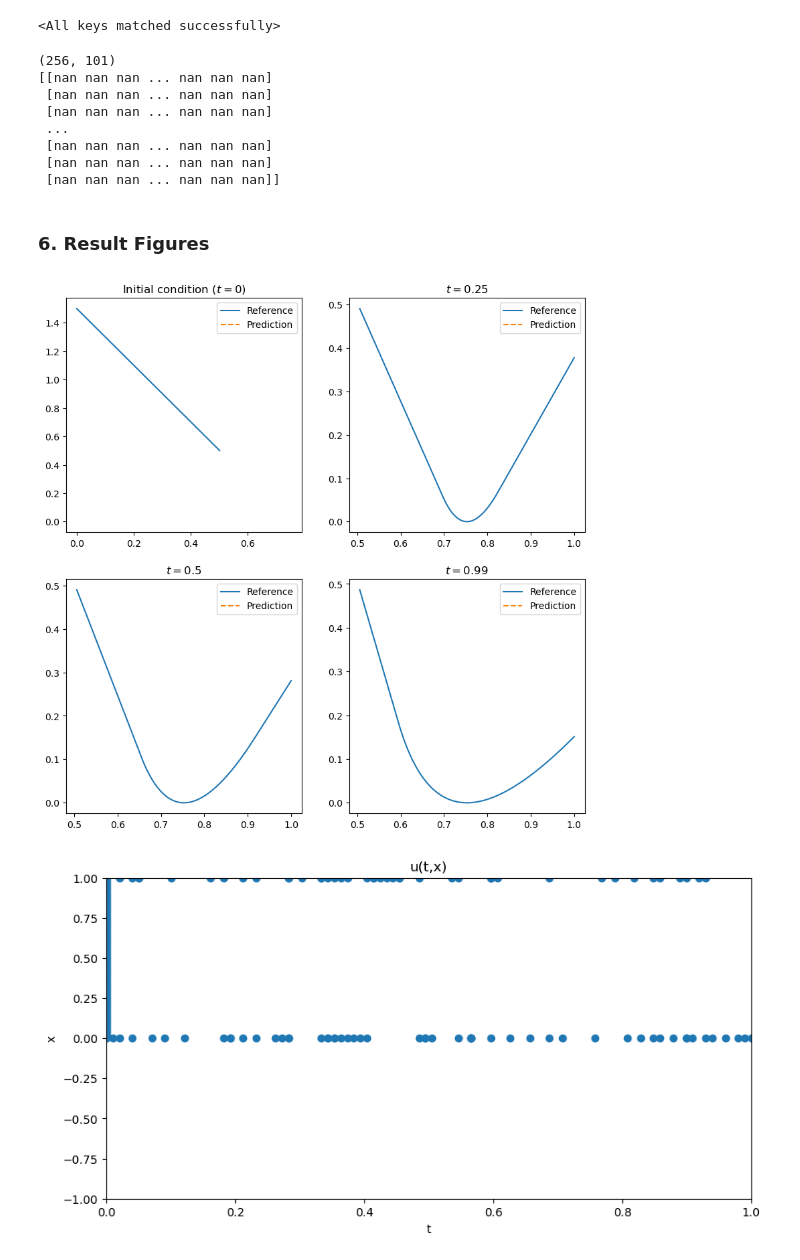
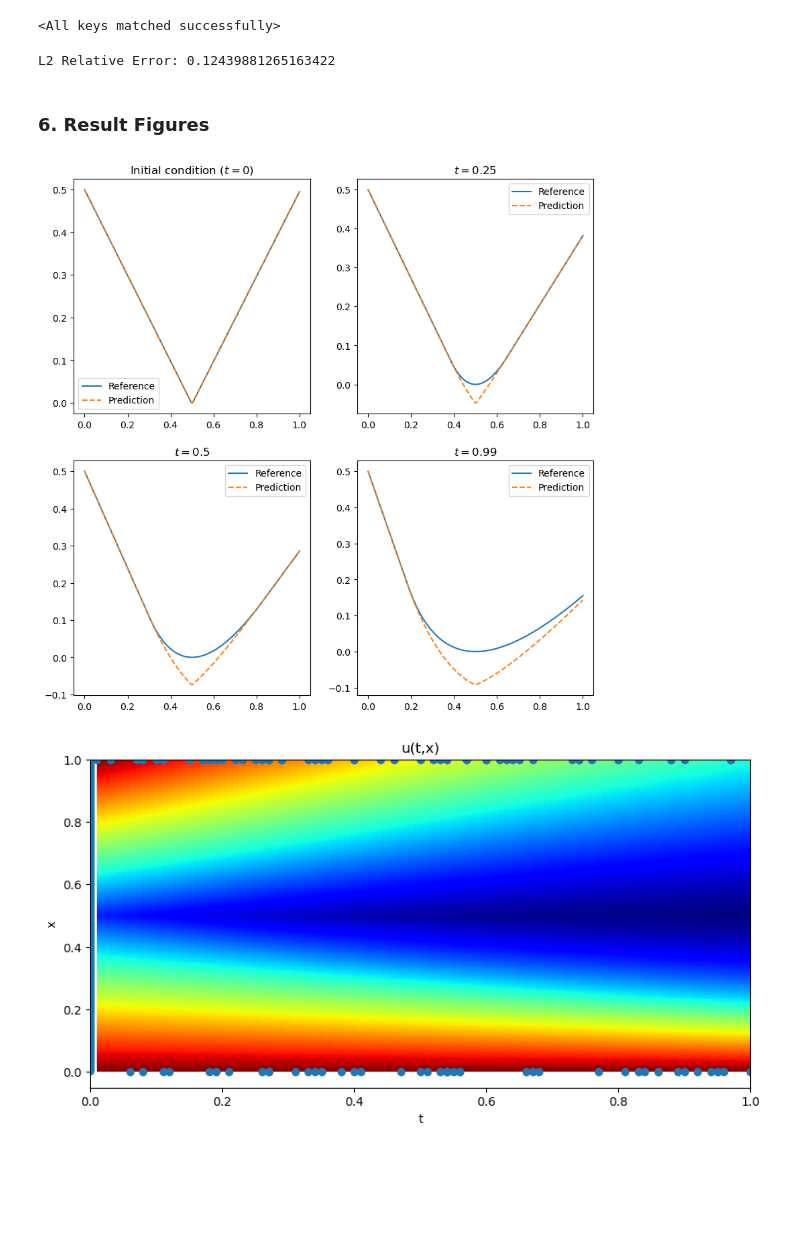
Before and after one commit to Sheng-Han527/pinns, a Jupyter notebook: pinns.ipynb, the cells around one changed output. Saved outputs shown, nothing was run; the diff lists cells and outputs as text; code cells hidden in the pictures; blank space fills up the shorter version.

Commit message:
with functional bshj and its output

```diff
--- a/pinns.ipynb
+++ b/pinns.ipynb
@@ -49,6 +52,6 @@ eq = 'bshj'
 # %% [markdown]
 ### 2. Train Data
 # %%
-device = torch.device("cuda:2" if torch.cuda.is_available() else "cpu")
+device = torch.device("cuda:1" if torch.cuda.is_available() else "cpu")
 print("Operation mode: ", device)
 # %% [output]
@@ -200,7 +212,7 @@ def hj_exact(x,y): #use this if i.c. is L1
                 f[i,j] = torch.absolute(x[i])-y[j]/2
     return f
 
-interval_x = torch.arange(-1,1, 2/256)
+interval_x = torch.arange(0,1, 1/256)
 # #print(interval_x)
 interval_t = torch.arange(0,1, 1/100)
 # #print(interval_t)
@@ -233,12 +245,12 @@ def bshj_exact(X,T):
                 M[i,j] = (2*x-np.log(x)-1-np.log(2))/(2*t)
     return M
 
-d = bshj_exact(interval_x, interval_t)
+# d = bshj_exact(interval_x, interval_t)
 # %%
 if eq =='bshj':
     t_test, x_test = data.bs_entropy_hj_generator(101, 256, typ='test')
-    t = np.linspace(0, 1, 101).reshape(-1,1)
-    x = np.linspace(0, 1, 256).reshape(-1,1)
+    t = np.linspace(0.01,1, 101).reshape(-1,1)
+    x = np.linspace(0.0001, 1, 256).reshape(-1,1)
     T = t.shape[0]
     N = x.shape[0]
     test_variables = torch.FloatTensor(np.concatenate((t_test, x_test), 1)).to(device)
@@ -247,9 +259,8 @@ if eq =='bshj':
     u_pred = u_pred.cpu().numpy().reshape(N,T)
 
     # reference data
-    d = bshj_exact(interval_x, interval_t)
+    d = bshj_exact(x.flatten(), t.flatten())
     Exact = d.cpu().numpy().reshape(N,T)
-    print(Exact.shape)
     err = u_pred[:,:-1]-Exact[:,:-1]
 
 
@@ -312,36 +323,29 @@ elif eq == 'ac':
     Exact = np.real(data['uu'])
     err = u_pred-Exact
 
-print(u_pred)
-# err = np.linalg.norm(err,2)/np.linalg.norm(Exact,2)
-# print(f"L2 Relative Error: {err}")
+# print(u_pred)
+err = np.linalg.norm(err,2)/np.linalg.norm(Exact,2)
+print(f"L2 Relative Error: {err}")
 # %% [output]
-(256, 101)
-[[nan nan nan ... nan nan nan]
- [nan nan nan ... nan nan nan]
- [nan nan nan ... nan nan nan]
- ...
- [nan nan nan ... nan nan nan]
- [nan nan nan ... nan nan nan]
- [nan nan nan ... nan nan nan]]
+L2 Relative Error: 0.12439881265163422
 # %% [markdown]
 ### 6. Result Figures
 # %%
 utils.resplot(x, t, t_data, x_data, Exact, u_pred)
 # %% [output]
-[figure, old version]
+[figure, new version]
 # %%
 plt.figure(figsize=(10, 5))
 plt.imshow(u_pred, interpolation='nearest', cmap='jet',
             extent=[t.min(), t.max(), x.min(), x.max()],
             origin='lower', aspect='auto')
-plt.clim(-1, 1)
-plt.ylim(-1,1)
+# plt.clim(-1, 1)
+# plt.ylim(-1,1)
 plt.xlim(0,1)
 plt.scatter(t_data, x_data)
 plt.xlabel('t')
 plt.ylabel('x')
 plt.title('u(t,x)')
 plt.show()
 # %% [output]
-[figure, old version]
+[figure, new version]
```
Also changed, not shown: parts of 7 cells of this notebook, 5 other files.
